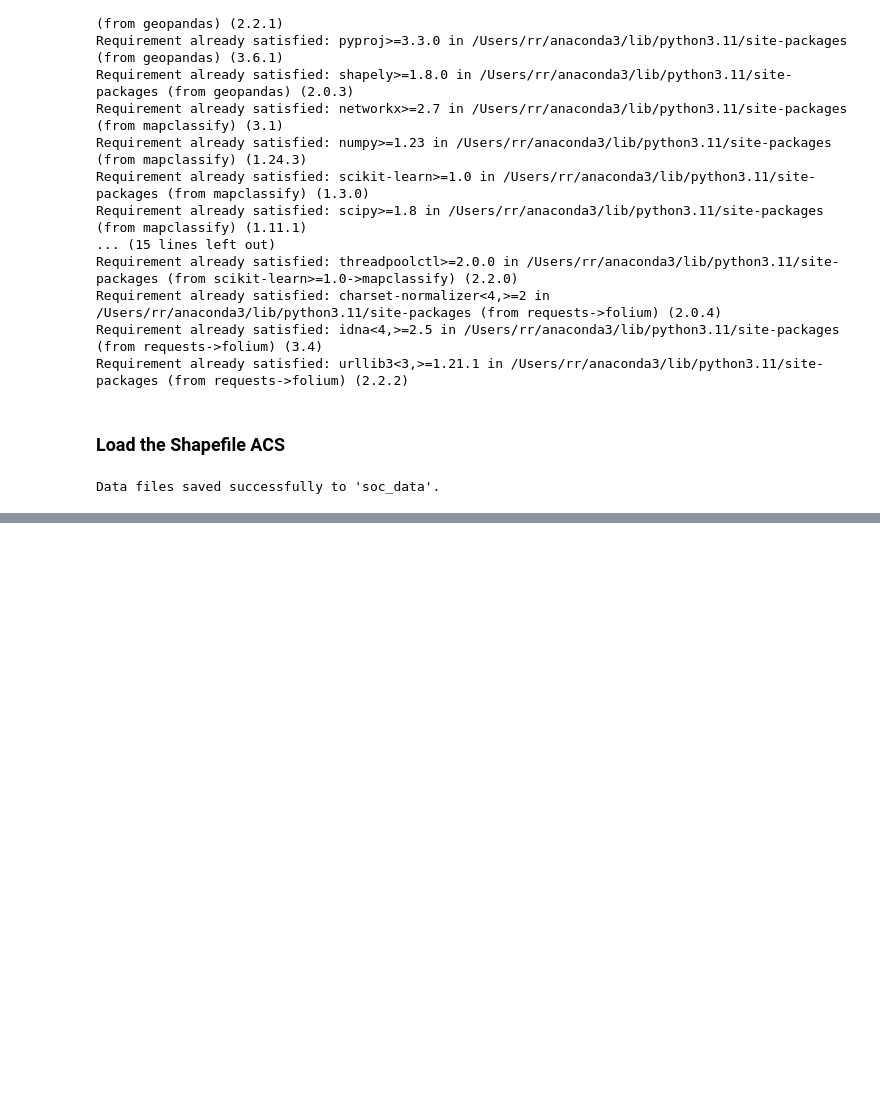
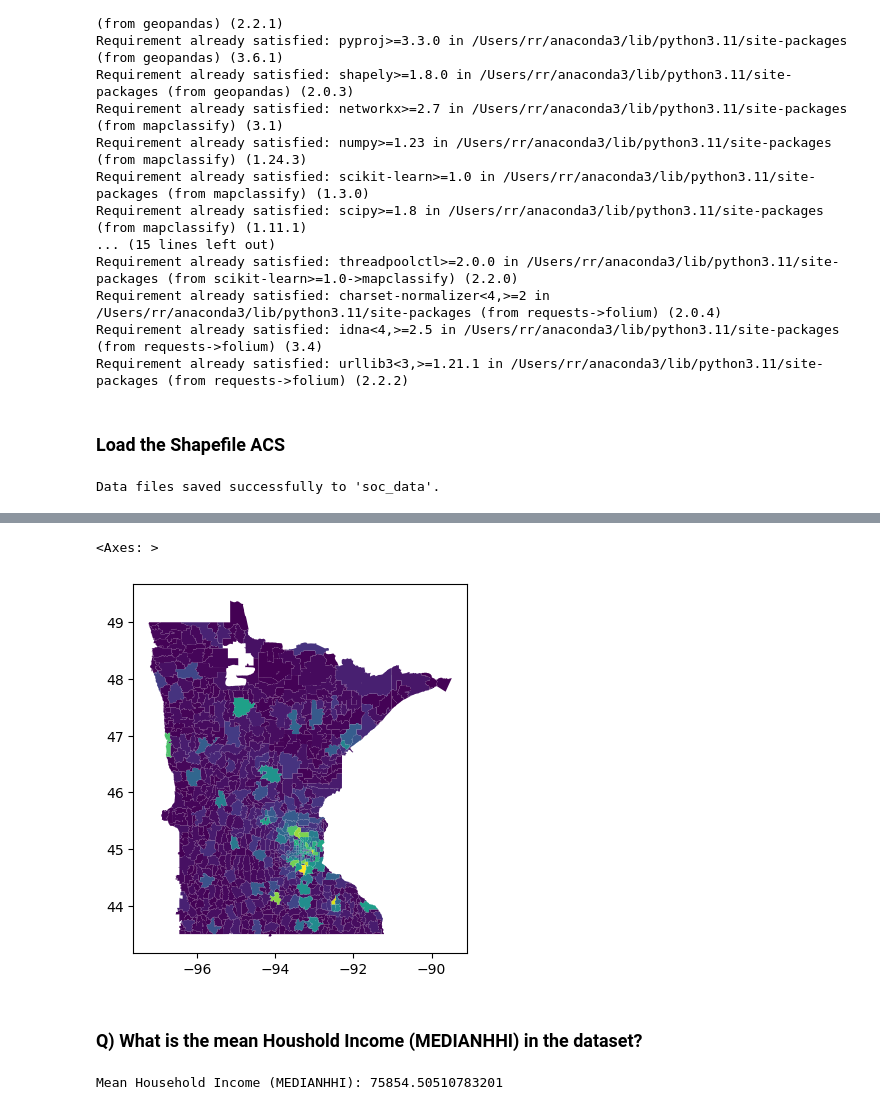
Before and after one commit to saroja2357/EV-Customer-Segments-, a Jupyter notebook: EVAnalysis.ipynb, the cells around one changed output, grey strips where cells are left out. Cells and saved outputs as stored; diff of their text form; code cells hidden in the pictures; blank space fills up the shorter version.

```diff
--- a/EVAnalysis.ipynb
+++ b/EVAnalysis.ipynb
@@ -228,0 +294,4 @@ Data files saved successfully to 'soc_data'.
+# %%
+df_acs = gpd.read_file("soc_data/CensusACSZipCode.dbf")
+# %%
+df_merged = df_tab.merge(gpd.GeoDataFrame(df_acs), left_on="GEOID20", right_on="GEOID2")
@@ -228,0 +328,17 @@ Data files saved successfully to 'soc_data'.
+# %%
+df_merged = df_merged.set_geometry("geometry_x")
+# %%
+df_merged.plot("POPTOTAL")
+# %% [output]
+<Axes: >
+[figure, added]
+# %% [markdown]
+### Q) What is the mean Houshold Income (MEDIANHHI) in the dataset?
+# %%
+
+# Assuming 'MEDIANHHI' is the column name for median household income
+mean_median_hhi = df_merged['MEDIANHHI'].mean()
+
+print("Mean Household Income (MEDIANHHI):", mean_median_hhi)
+# %% [output]
+Mean Household Income (MEDIANHHI): 75854.50510783201
```
Also changed, not shown: parts of 18 cells of this notebook, 31 other files.
